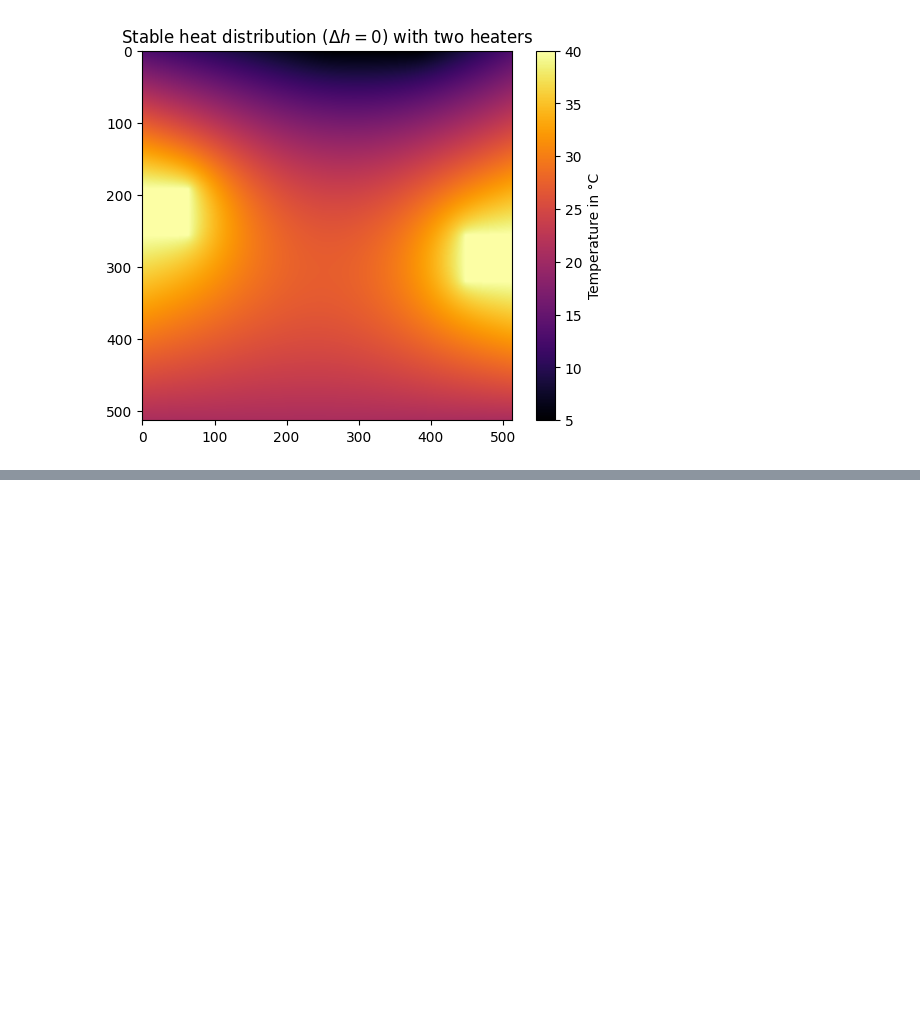
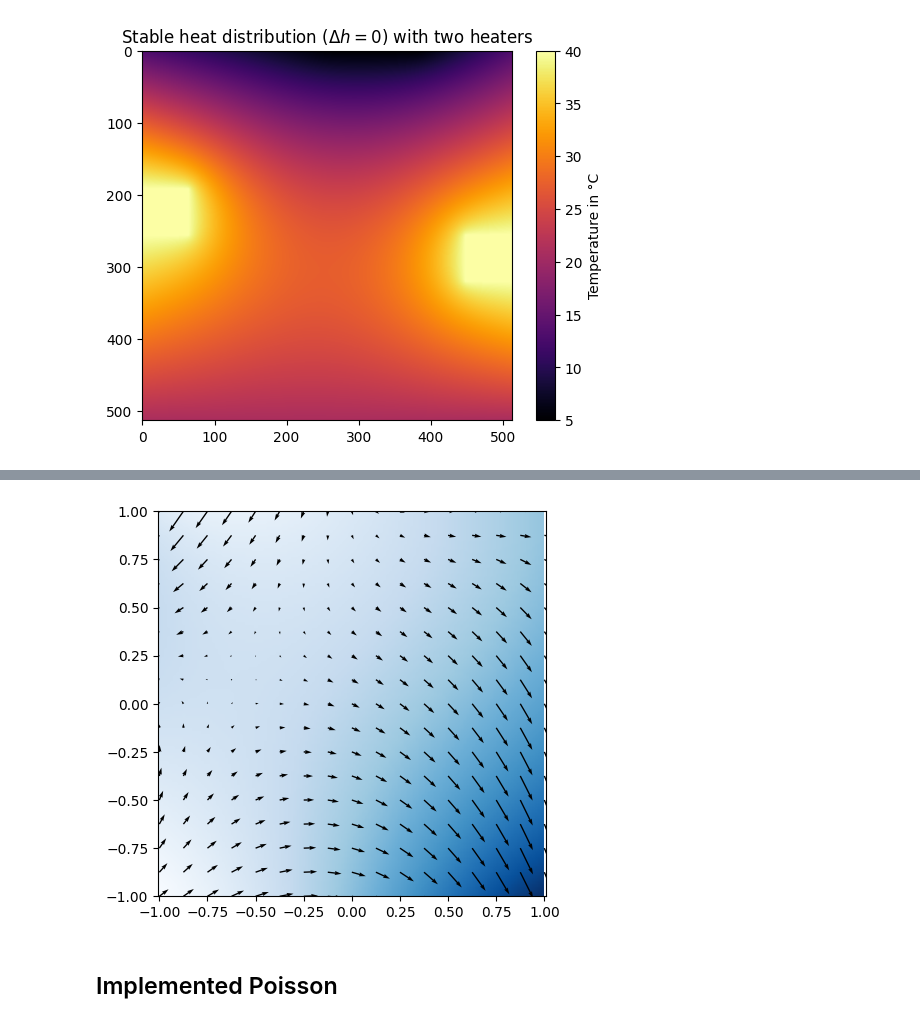
Before and after one commit to robert-wbe/Multigrid-seminar, a Jupyter notebook: test.ipynb, the cells around one changed output, grey strips where cells are left out. Saved outputs shown, nothing was run; the diff lists cells and outputs as text; code cells hidden in the pictures; blank space fills up the shorter version.

```diff
--- a/test.ipynb
+++ b/test.ipynb
@@ -207,0 +261,13 @@ Runtime: 0.08504s
+# %%
+u, *_ = lsqr(L, b, x0 = torch.zeros_like(u))
+u = torch.from_numpy(u).float()
+# %%
+plt.figure(figsize=(5, 5))
+plt.imshow(interpolate(interpolate(interpolate(u.reshape(17, 17)))), extent=(-1, 1, -1, 1), cmap='Blues', origin='lower')
+plt.axis('equal')
+plt.quiver(X, Y, *v(grid).movedim(-1, 0))
+plt.show()
+# %% [output]
+[figure, added]
+# %% [markdown]
+## Implemented Poisson
```
Also changed, not shown: parts of 31 cells of this notebook.
